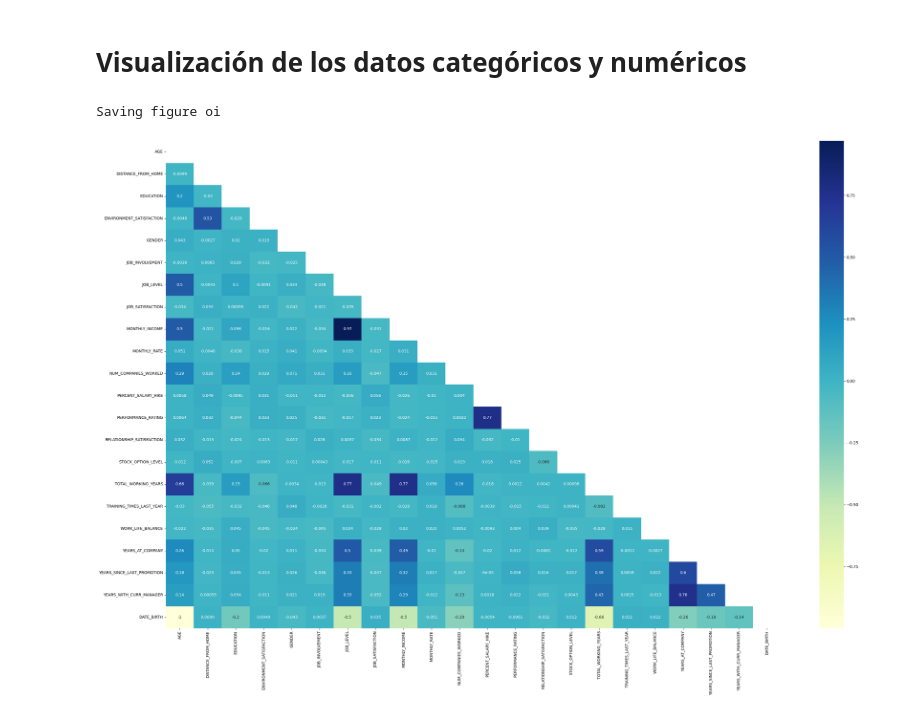
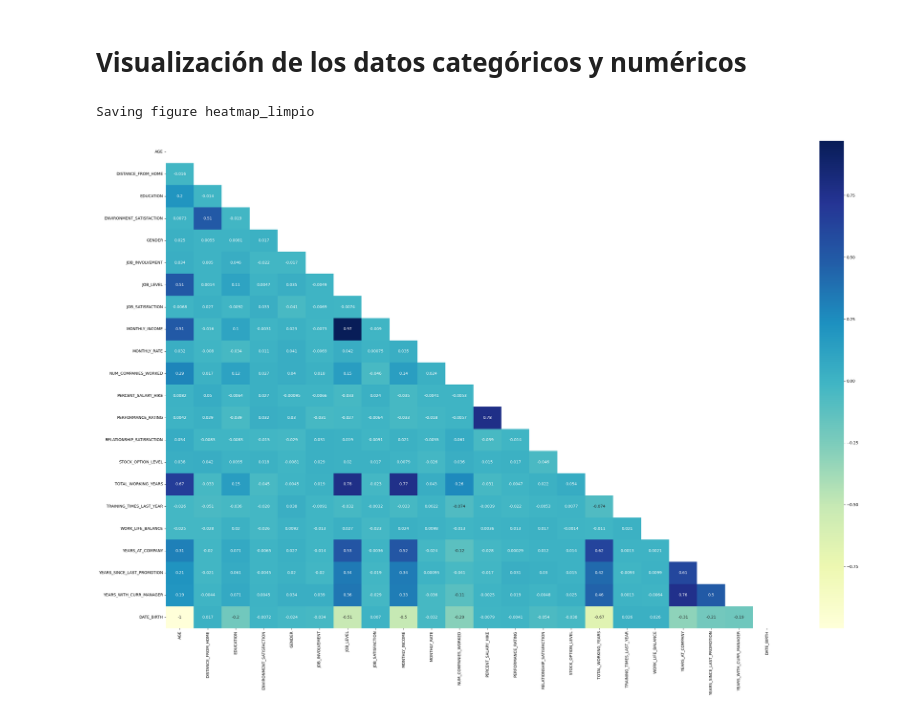
Before and after one commit to Origamologo/Empleados, a Jupyter notebook: 02_visualización.ipynb, the cells around one changed output. Saved outputs shown, nothing was run; the diff lists cells and outputs as text; code cells hidden in the pictures.

```diff
--- a/02_visualización.ipynb
+++ b/02_visualización.ipynb
@@ -12,8 +11,3 @@ df_felices = pd.read_csv("/home/miguel/Documents/Python/Empleados/data/empleados
 df_tristes = pd.read_csv("/home/miguel/Documents/Python/Empleados/data/empleados_tristes.csv", index_col = 0)
 # %% [markdown]
 # Visualización de los datos categóricos y numéricos
-# %%
-mapa_calor(df_felices, "oi")
-# %% [output]
-Saving figure oi
-[figure, removed]
@@ -51,0 +14,5 @@ fig.tight_layout();
+# %%
+mapa_calor(df_completo, nombre_fichero="heatmap_limpio")
+# %% [output]
+Saving figure heatmap_limpio
+[figure, added]
```
Also changed, not shown: parts of 8 cells of this notebook, 7 other files.
